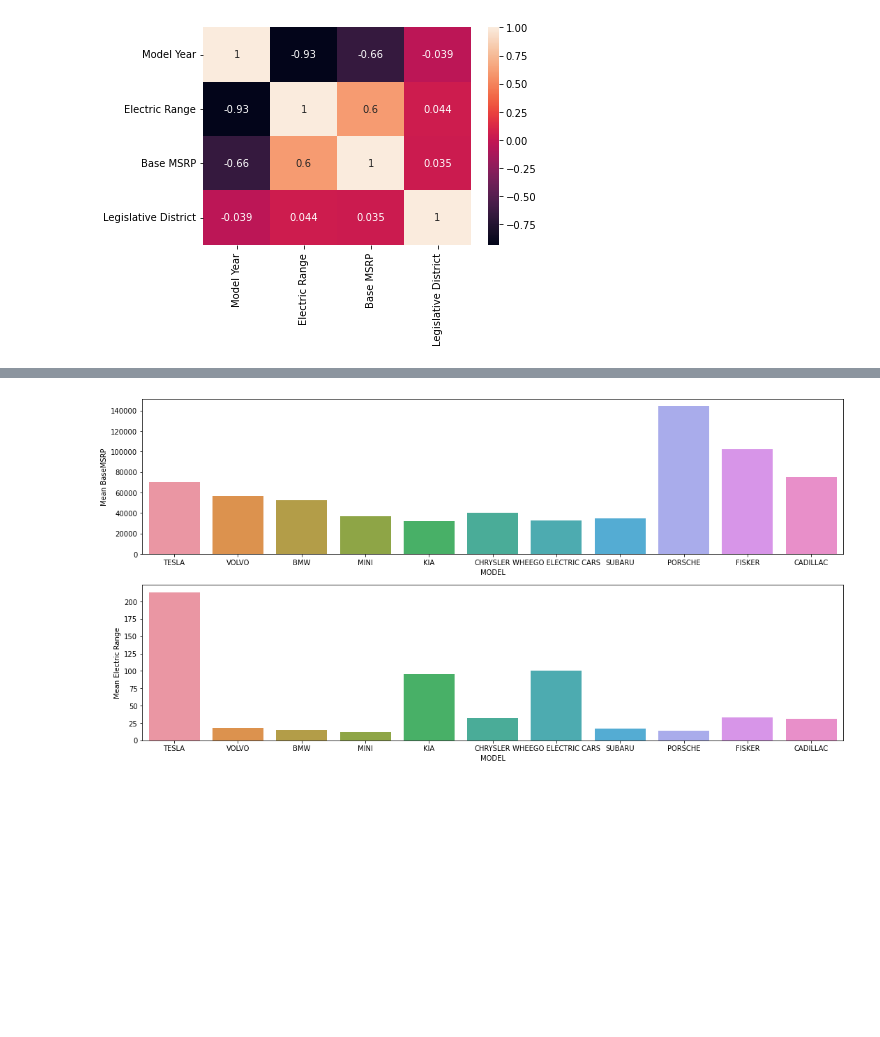
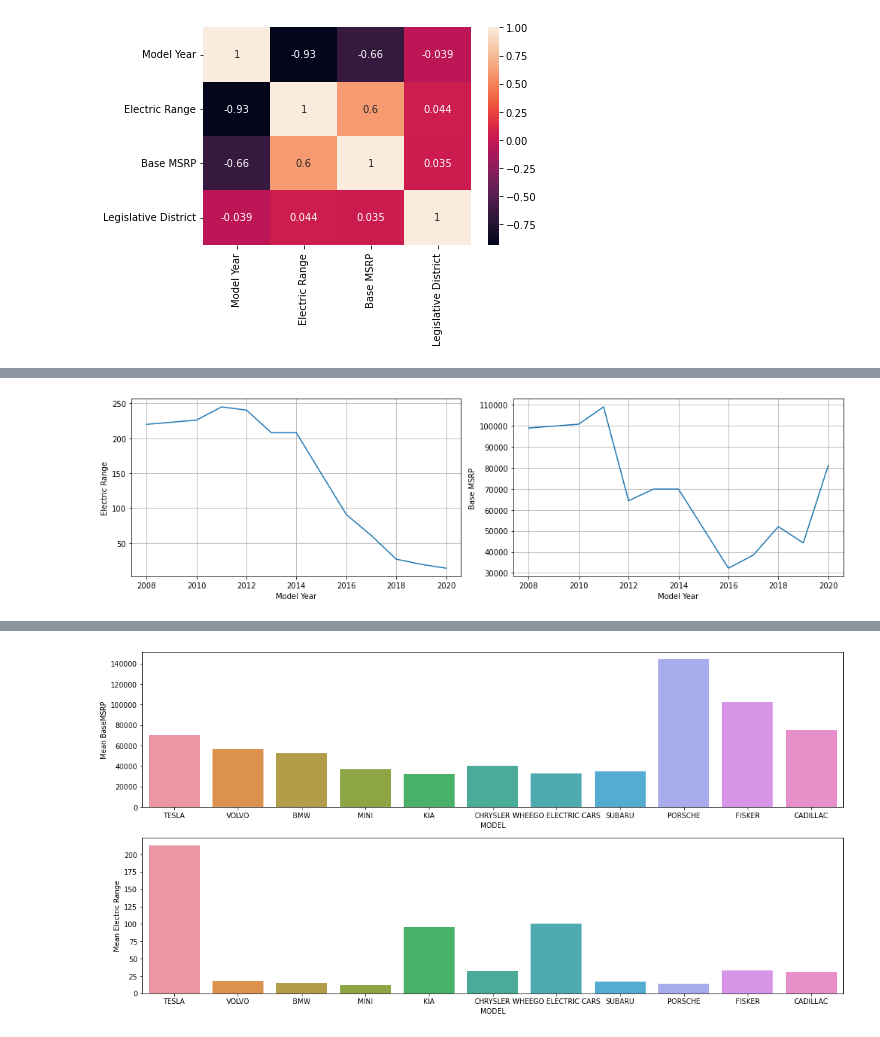
Before and after one commit to Saur9315/EV_data_analysis, a Jupyter notebook: electric_veh.ipynb, the cells around one changed output, grey strips where cells are left out. Saved outputs shown, nothing was run; the diff lists cells and outputs as text; code cells hidden in the pictures; blank space fills up the shorter version.

```diff
--- a/electric_veh.ipynb
+++ b/electric_veh.ipynb
@@ -216,0 +224,3 @@ Mean Values
+# %%
+data_yearly = data_v2.groupby('Model Year').mean()
+data_yearly
@@ -216,0 +241,11 @@ Mean Values
+# %%
+fig, ax = plt.subplots(1, 2, figsize=(14, 4))
+
+sns.lineplot(x=data_yearly.index, y=data_yearly['Electric Range'], ax=ax[0])
+sns.lineplot(x=data_yearly.index, y=data_yearly['Base MSRP'], ax=ax[1])
+ax[0].grid()
+ax[1].grid()
+plt.tight_layout()
+plt.show()
+# %% [output]
+[figure, added]
```
Also changed, not shown: parts of 9 cells of this notebook.
